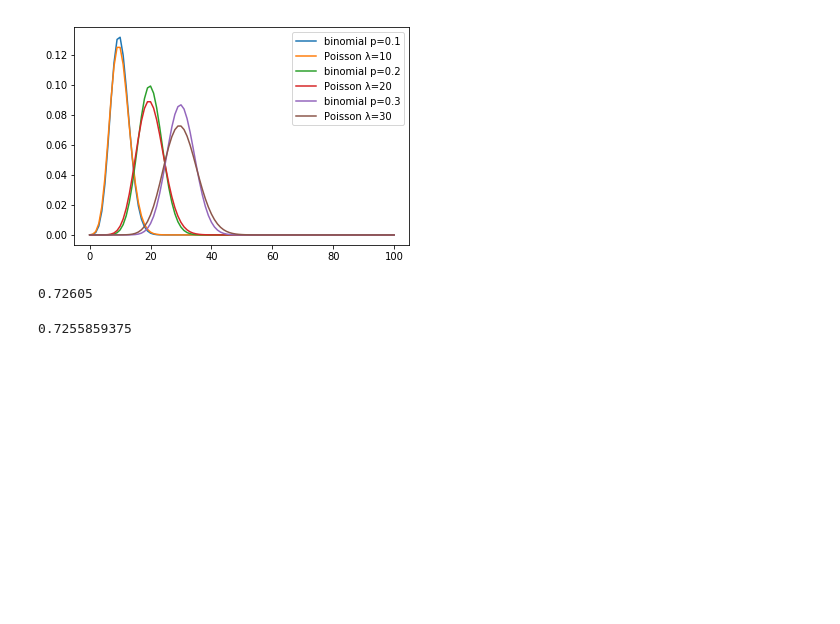
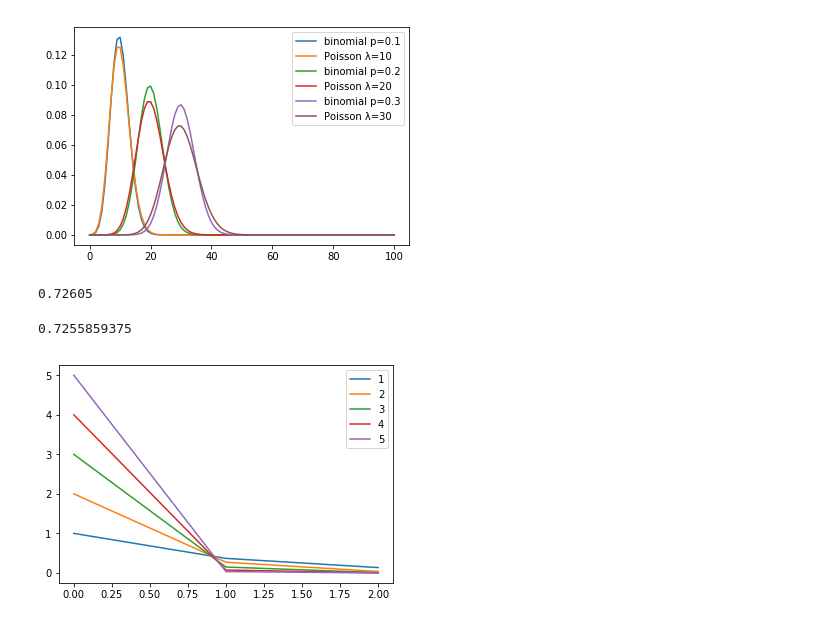
Before and after one commit to lynn0503/Notes-backup, a Jupyter notebook: Probability and Statistics.ipynb, the cells around one changed output. Drawn from its saved outputs; the diff is of its cells as text; code cells hidden in the pictures; blank space fills up the shorter version.

```diff
--- a/Probability and Statistics.ipynb
+++ b/Probability and Statistics.ipynb
@@ -136,3 +138,15 @@ def bookie_prob(n,n1,n2):
 bookie_prob(10,5,3)
 # %% [output]
 0.7255859375
+# %%
+# exponential distribution
+def exp_distribute(x,lam):
+    return [lam*math.exp(-lam*i) for i in x]
+x=np.arange(3)
+for l in range(1,6):
+    y=exp_distribute(x,l)
+    plt.plot(x,y,label=l)
+    plt.legend()
+plt.show()
+# %% [output]
+[figure, added]
```
Also changed, not shown: parts of 6 cells of this notebook.
